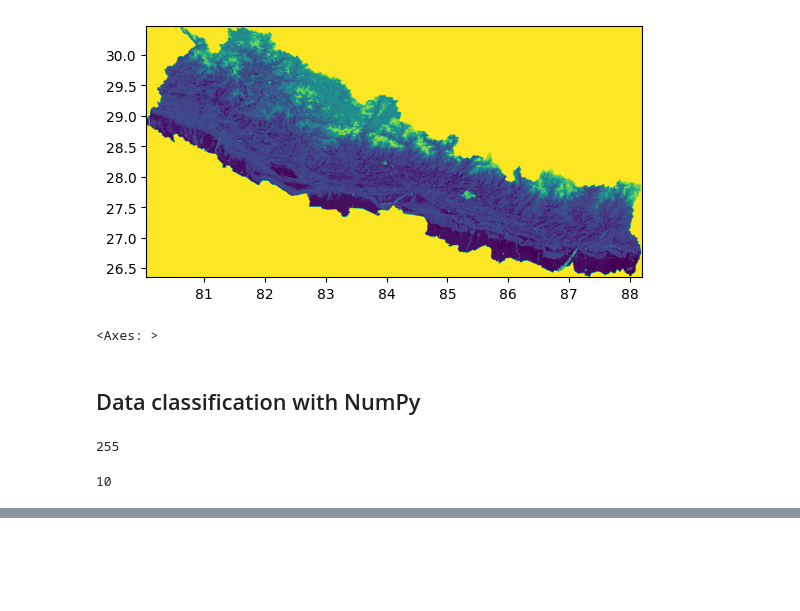
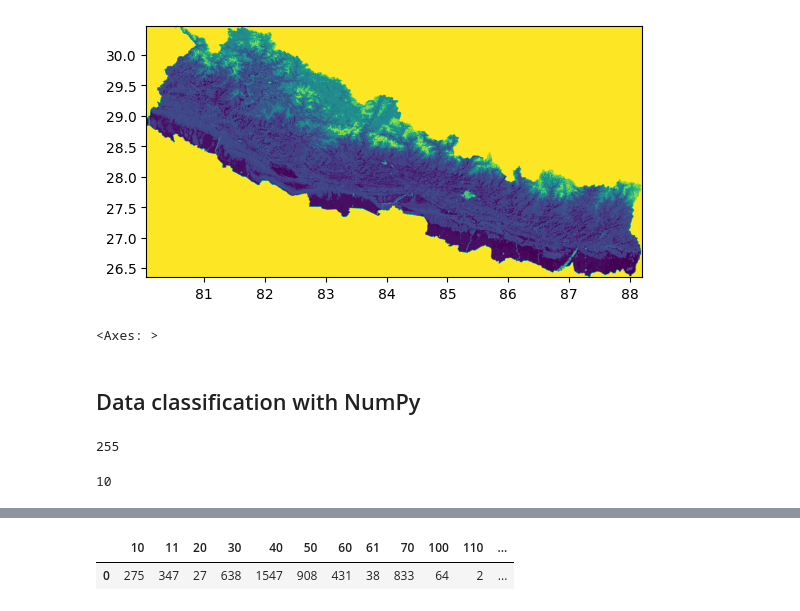
Before and after one commit to kora11e/Spatial-Analysis, a Jupyter notebook: spatial_data_processing.ipynb, the cells around one changed output, grey strips where cells are left out. Cells and saved outputs as stored; diff of their text form; code cells hidden in the pictures; blank space fills up the shorter version.

```diff
--- a/spatial_data_processing.ipynb
+++ b/spatial_data_processing.ipynb
@@ -162,0 +222,9 @@ list[np.where((list >=210) & (list <= 200))] = 6
+# %%
+lc_classes = zonal_stats(r'./geoData/pokhara.shp', r'./tifData/nepal_lc_2020.tif', categorical=True)
+
+import pandas as pd
+df = pd.DataFrame(lc_classes)
+df.head(1)
+# %% [output]
+|  | 10 | 11 | 20 | 30 | 40 | 50 | 60 | 61 | 70 | 100 | 110 | ... |
+| 0 | 275 | 347 | 27 | 638 | 1547 | 908 | 431 | 38 | 833 | 64 | 2 | ... |
```
Also changed, not shown: parts of 8 cells of this notebook.
